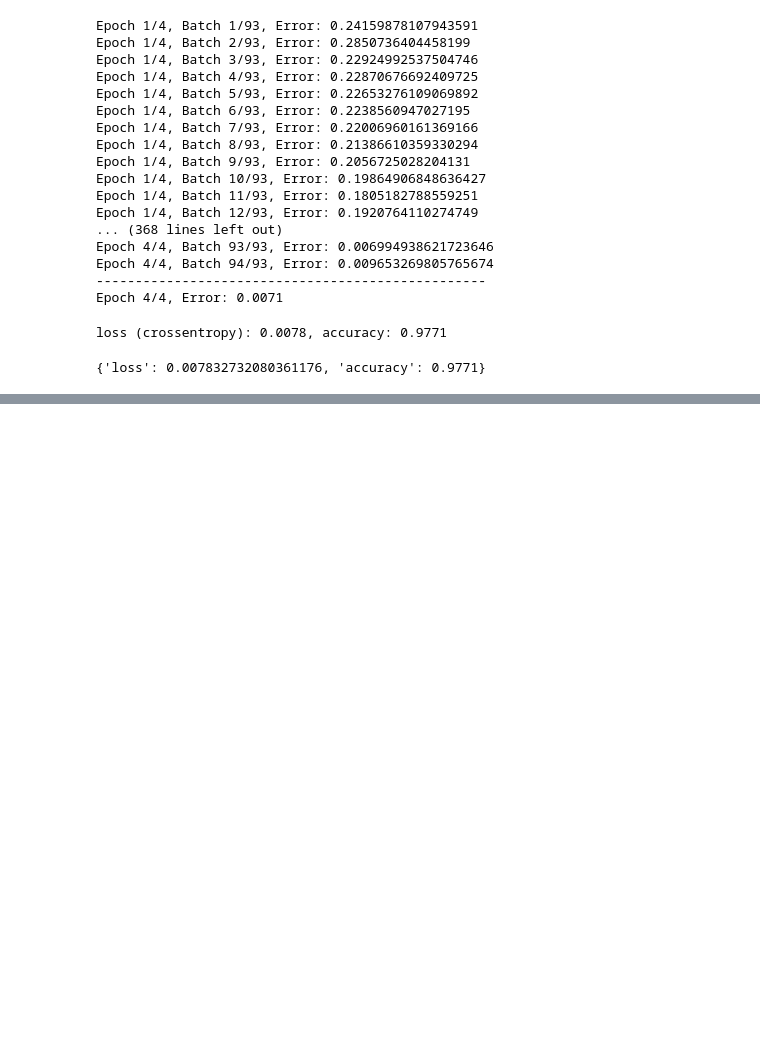
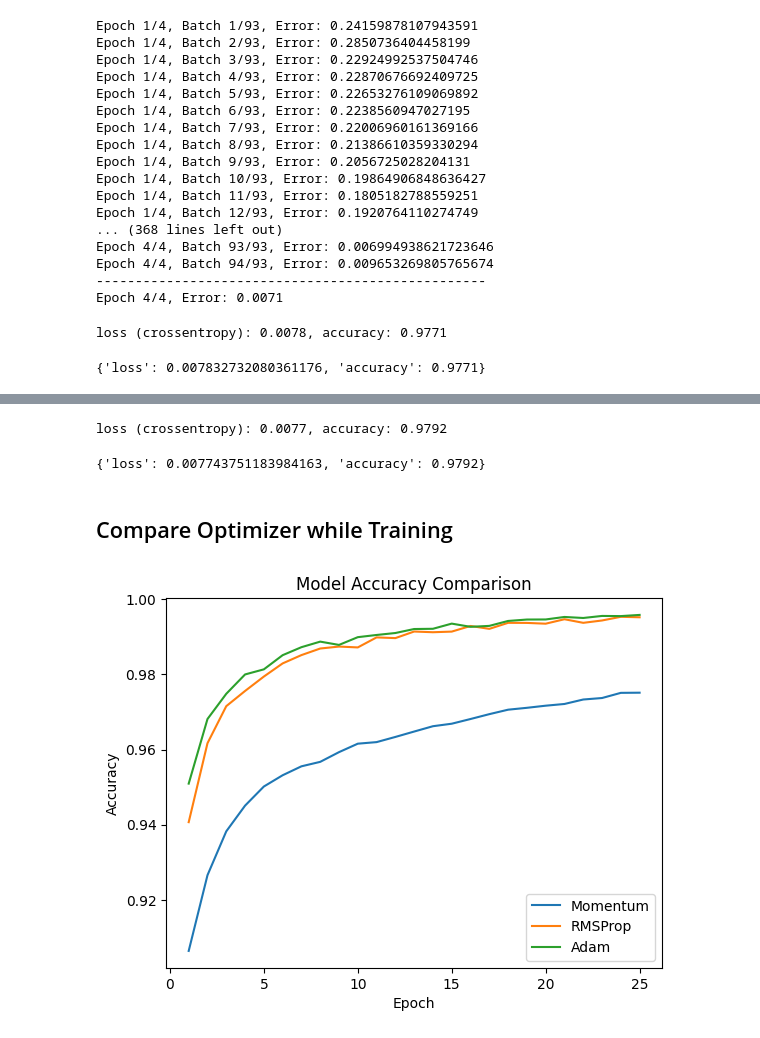
Before and after one commit to SiulRek/SimpleNeuralFramework, a Jupyter notebook: notebooks/MNIST_digits.ipynb, the cells around one changed output, grey strips where cells are left out. Drawn from its saved outputs; the diff is of its cells as text; code cells hidden in the pictures; blank space fills up the shorter version.

Commit message:
Added new models and results.

```diff
--- a/notebooks/MNIST_digits.ipynb
+++ b/notebooks/MNIST_digits.ipynb
@@ -90,12 +82,12 @@ def reload_net():
 # %%
-
 model = models.Sequential()
 model.add(layers.Dense(INPUT_SHAPE, 64))
 model.add(layers.ELU())
 model.add(layers.Dense(64, NUM_CLASSES))
+model.add(layers.ELU())
 model.add(layers.Softmax(cross_entropy_loss=True))
 
 model.compile(loss=losses.CrossEntropy())
 
-model.fit(x_train, y_train, epochs=100, learning_rate=0.1)
+model.fit(x_train, y_train, epochs=100, learning_rate=0.1, batch_size=512, metrics=['accuracy'])
 # %% [output]
@@ -263,0 +366,19 @@ loss (crossentropy): 0.0078, accuracy: 0.9771
+# %%
+reload_net()
+optimizer = optimizers.Adam(beta_1=0.5, beta_2=0.9)
+model_7 = models.Sequential()
+model_7.add(layers.Dense(INPUT_SHAPE, 64, optimizer=optimizer))
+model_7.add(layers.ELU())
+model_7.add(layers.BatchNormalization(optimizer=optimizer))
+model_7.add(layers.Dropout(0.2))
+model_7.add(layers.Dense(64, 128, optimizer=optimizer))
+model_7.add(layers.ELU())
+model_7.add(layers.BatchNormalization(optimizer=optimizer))
+model_7.add(layers.Dropout(0.2))
+model_7.add(layers.Dense(128, NUM_CLASSES,  optimizer=optimizer))
+model_7.add(layers.ELU())
+model_7.add(layers.BatchNormalization(optimizer=optimizer))
+model_7.add(layers.Softmax(cross_entropy_loss=True))
+model_7.compile(loss=losses.CrossEntropy())
+
+history_7 = model_7.fit(x_train, y_train, epochs=25, default_lr=0.01, batch_size=256, metrics=['accuracy'])
@@ -263,0 +403,26 @@ loss (crossentropy): 0.0078, accuracy: 0.9771
+# %%
+model_7.evaluate(x_test, y_test, metrics=['accuracy'])
+# %% [output]
+loss (crossentropy): 0.0077, accuracy: 0.9792
+{'loss': 0.007743751183984163, 'accuracy': 0.9792}
+# %% [markdown]
+## Compare Optimizer while Training
+# %%
+import matplotlib.pyplot as plt
+
+def plot_accuracy_comparison(histories, labels):
+  for history, label in zip(histories, labels):
+    epochs = range(1, len(history['accuracy']) + 1)
+    plt.plot(epochs, history['accuracy'], label=label)
+
+  plt.title('Model Accuracy Comparison')
+  plt.xlabel('Epoch')
+  plt.ylabel('Accuracy')
+  plt.legend()
+  plt.show()
+
+histories = [history_5, history_6, history_7]
+labels = ['Momentum', 'RMSProp', 'Adam']
+plot_accuracy_comparison(histories, labels)
+# %% [output]
+[figure, added]
```
Also changed, not shown: parts of 32 cells of this notebook.
